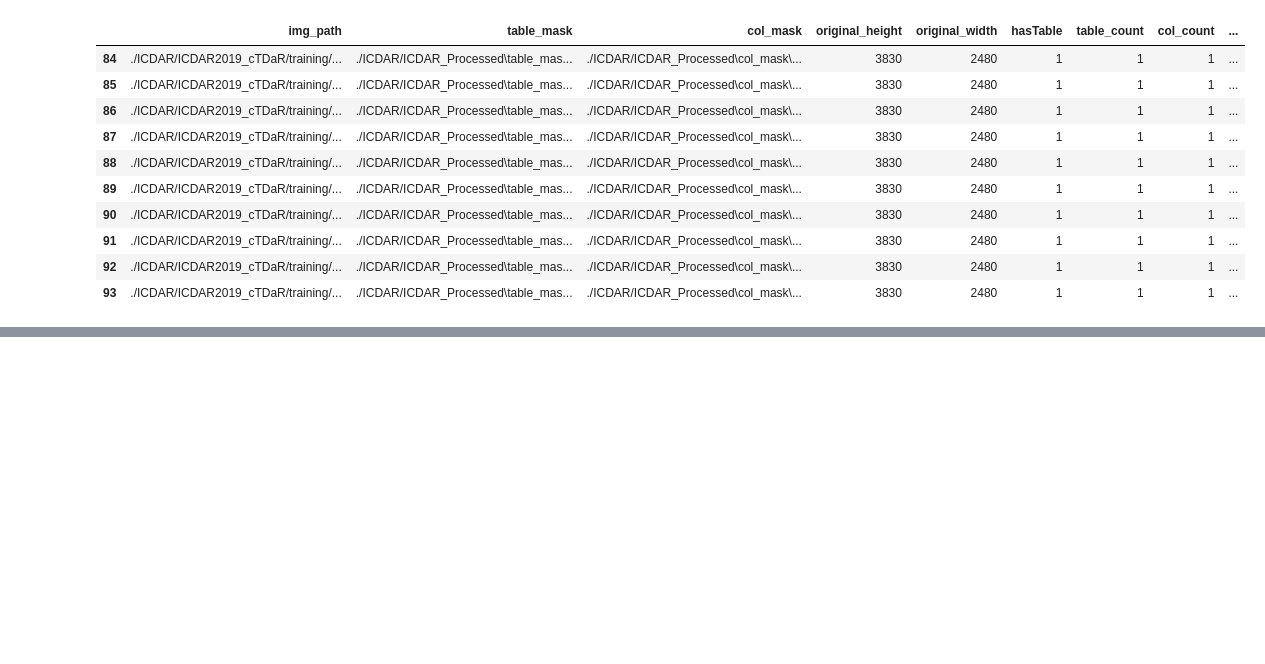
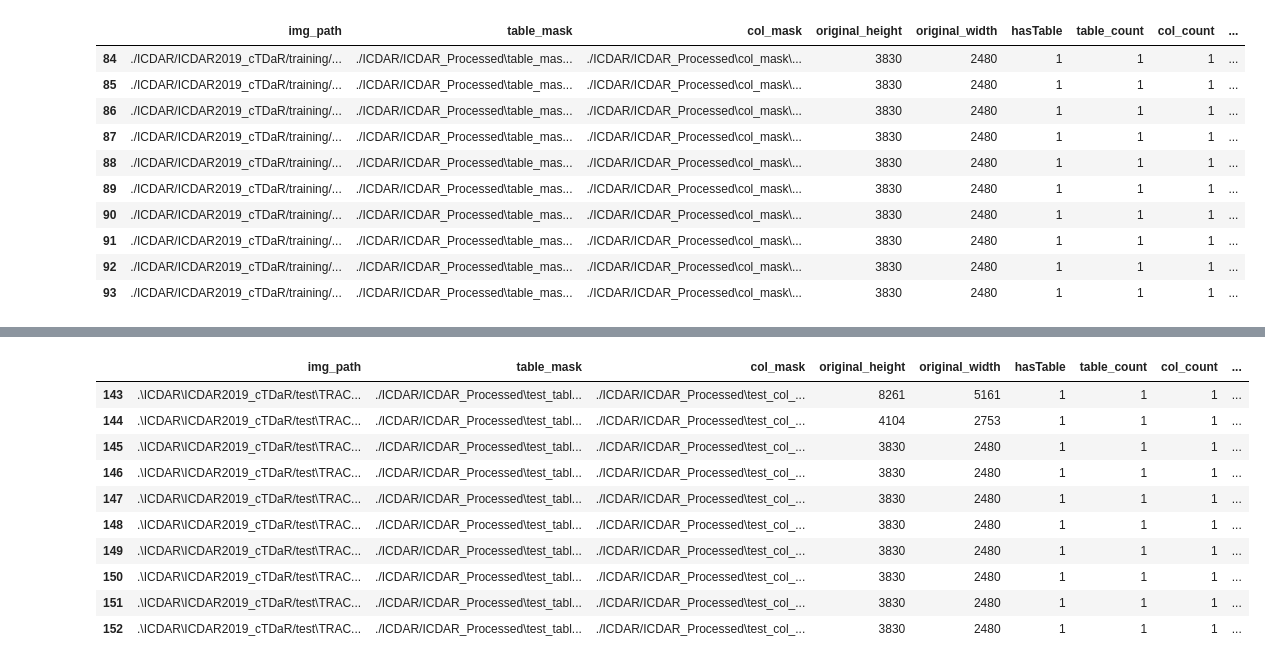
Before and after one commit to SidKad2003/TableNetForBunker, a Jupyter notebook: EDA-ICDAR.ipynb, the cells around one changed output, grey strips where cells are left out. Drawn from its saved outputs; the diff is of its cells as text; code cells hidden in the pictures; blank space fills up the shorter version.

```diff
--- a/EDA-ICDAR.ipynb
+++ b/EDA-ICDAR.ipynb
@@ -886,0 +1031,14 @@ temp3.tail(10)
+# %%
+dpf.tail(10)
+# %% [output]
+|  | img_path | table_mask | col_mask | original_height | original_width | hasTable | table_count | col_count | ... |
+| 143 | .\ICDAR\ICDAR2019_cTDaR/test\TRAC... | ./ICDAR/ICDAR_Processed\test_tabl... | ./ICDAR/ICDAR_Processed\test_col_... | 8261 | 5161 | 1 | 1 | 1 | ... |
+| 144 | .\ICDAR\ICDAR2019_cTDaR/test\TRAC... | ./ICDAR/ICDAR_Processed\test_tabl... | ./ICDAR/ICDAR_Processed\test_col_... | 4104 | 2753 | 1 | 1 | 1 | ... |
+| 145 | .\ICDAR\ICDAR2019_cTDaR/test\TRAC... | ./ICDAR/ICDAR_Processed\test_tabl... | ./ICDAR/ICDAR_Processed\test_col_... | 3830 | 2480 | 1 | 1 | 1 | ... |
+| 146 | .\ICDAR\ICDAR2019_cTDaR/test\TRAC... | ./ICDAR/ICDAR_Processed\test_tabl... | ./ICDAR/ICDAR_Processed\test_col_... | 3830 | 2480 | 1 | 1 | 1 | ... |
+| 147 | .\ICDAR\ICDAR2019_cTDaR/test\TRAC... | ./ICDAR/ICDAR_Processed\test_tabl... | ./ICDAR/ICDAR_Processed\test_col_... | 3830 | 2480 | 1 | 1 | 1 | ... |
+| 148 | .\ICDAR\ICDAR2019_cTDaR/test\TRAC... | ./ICDAR/ICDAR_Processed\test_tabl... | ./ICDAR/ICDAR_Processed\test_col_... | 3830 | 2480 | 1 | 1 | 1 | ... |
+| 149 | .\ICDAR\ICDAR2019_cTDaR/test\TRAC... | ./ICDAR/ICDAR_Processed\test_tabl... | ./ICDAR/ICDAR_Processed\test_col_... | 3830 | 2480 | 1 | 1 | 1 | ... |
+| 150 | .\ICDAR\ICDAR2019_cTDaR/test\TRAC... | ./ICDAR/ICDAR_Processed\test_tabl... | ./ICDAR/ICDAR_Processed\test_col_... | 3830 | 2480 | 1 | 1 | 1 | ... |
+| 151 | .\ICDAR\ICDAR2019_cTDaR/test\TRAC... | ./ICDAR/ICDAR_Processed\test_tabl... | ./ICDAR/ICDAR_Processed\test_col_... | 3830 | 2480 | 1 | 1 | 1 | ... |
+| 152 | .\ICDAR\ICDAR2019_cTDaR/test\TRAC... | ./ICDAR/ICDAR_Processed\test_tabl... | ./ICDAR/ICDAR_Processed\test_col_... | 3830 | 2480 | 1 | 1 | 1 | ... |
```
Also changed, not shown: parts of 12 cells of this notebook.
